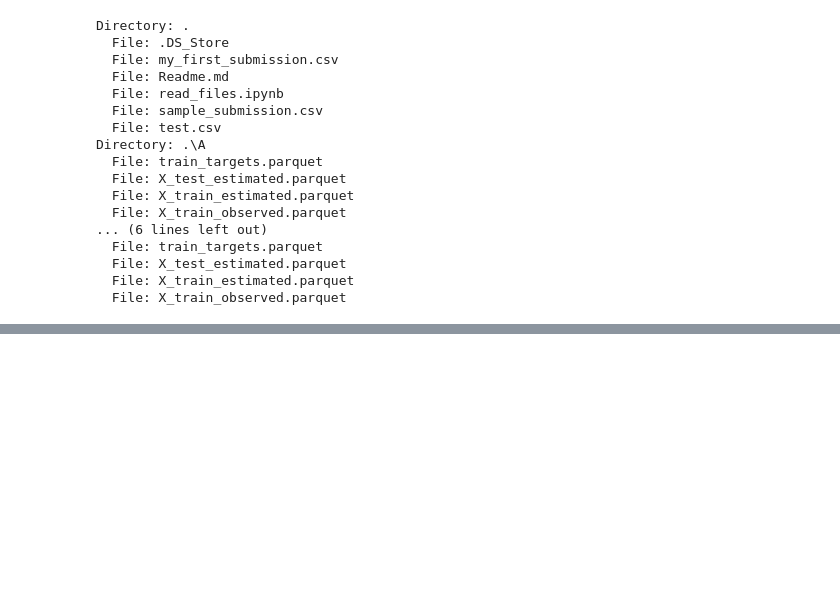
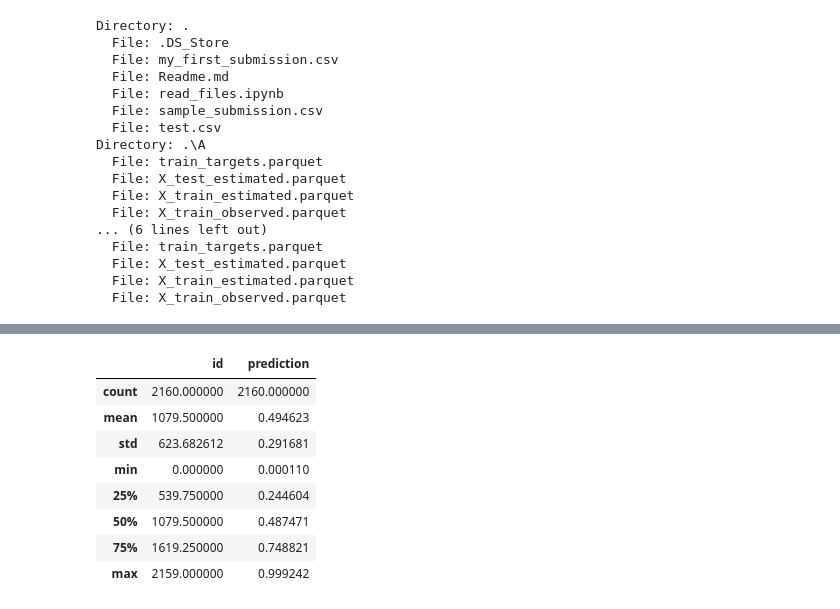
Before and after one commit to Markuski2023/MLGroupProject, a Jupyter notebook: src/data/read_files.ipynb, the cells around one changed output, grey strips where cells are left out. Drawn from its saved outputs; the diff is of its cells as text; code cells hidden in the pictures; blank space fills up the shorter version.

```diff
--- a/src/data/read_files.ipynb
+++ b/src/data/read_files.ipynb
@@ -78,3 +106,15 @@ sample_submission
 test['prediction'] = np.random.rand(len(test))
 sample_submission = sample_submission[['id']].merge(test[['id', 'prediction']], on='id', how='left')
 sample_submission.to_csv('my_first_submission.csv', index=False)
+# %%
+sample_submission.describe()
+# %% [output]
+|  | id | prediction |
+| count | 2160.000000 | 2160.000000 |
+| mean | 1079.500000 | 0.494623 |
+| std | 623.682612 | 0.291681 |
+| min | 0.000000 | 0.000110 |
+| 25% | 539.750000 | 0.244604 |
+| 50% | 1079.500000 | 0.487471 |
+| 75% | 1619.250000 | 0.748821 |
+| max | 2159.000000 | 0.999242 |
```
Also changed, not shown: parts of 3 cells of this notebook, 2 other files.
